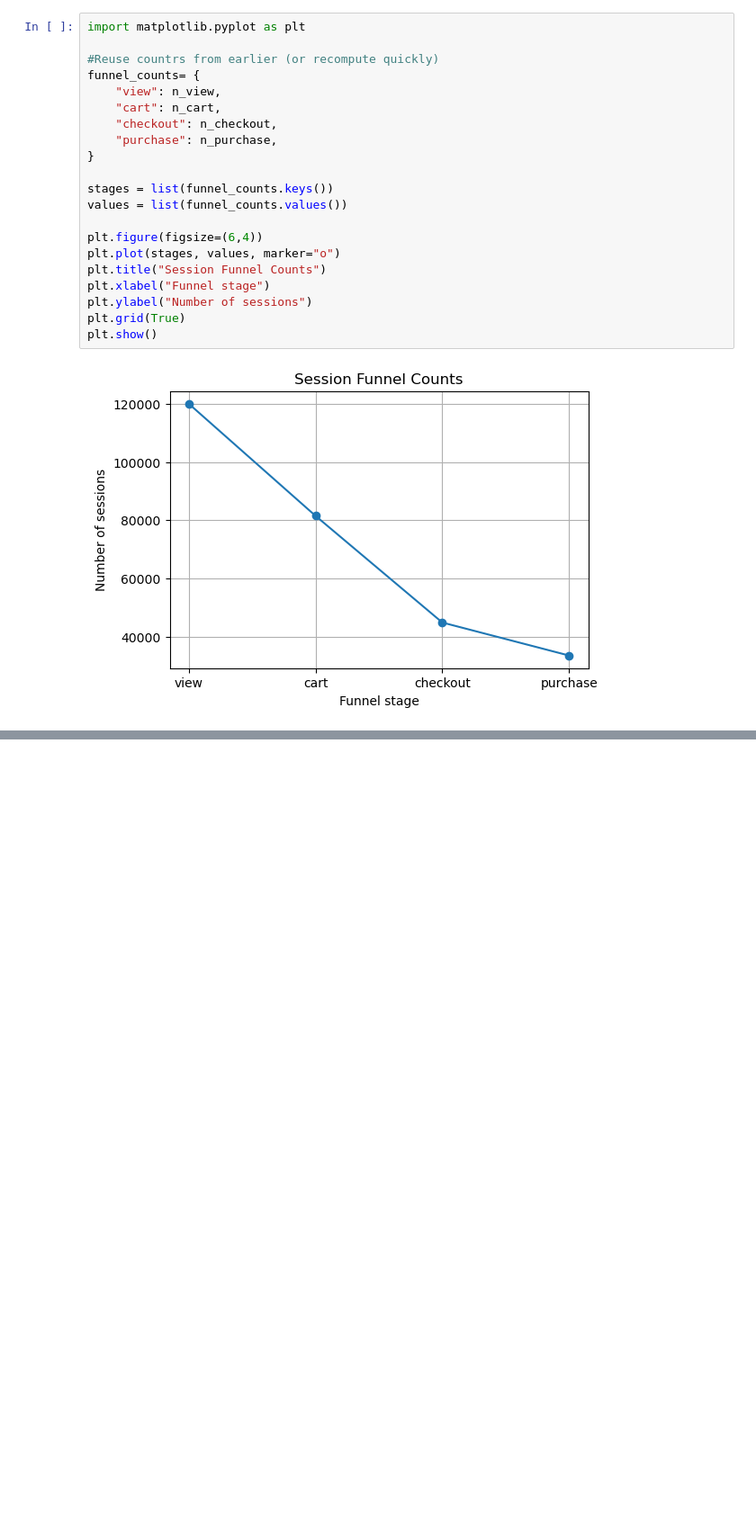
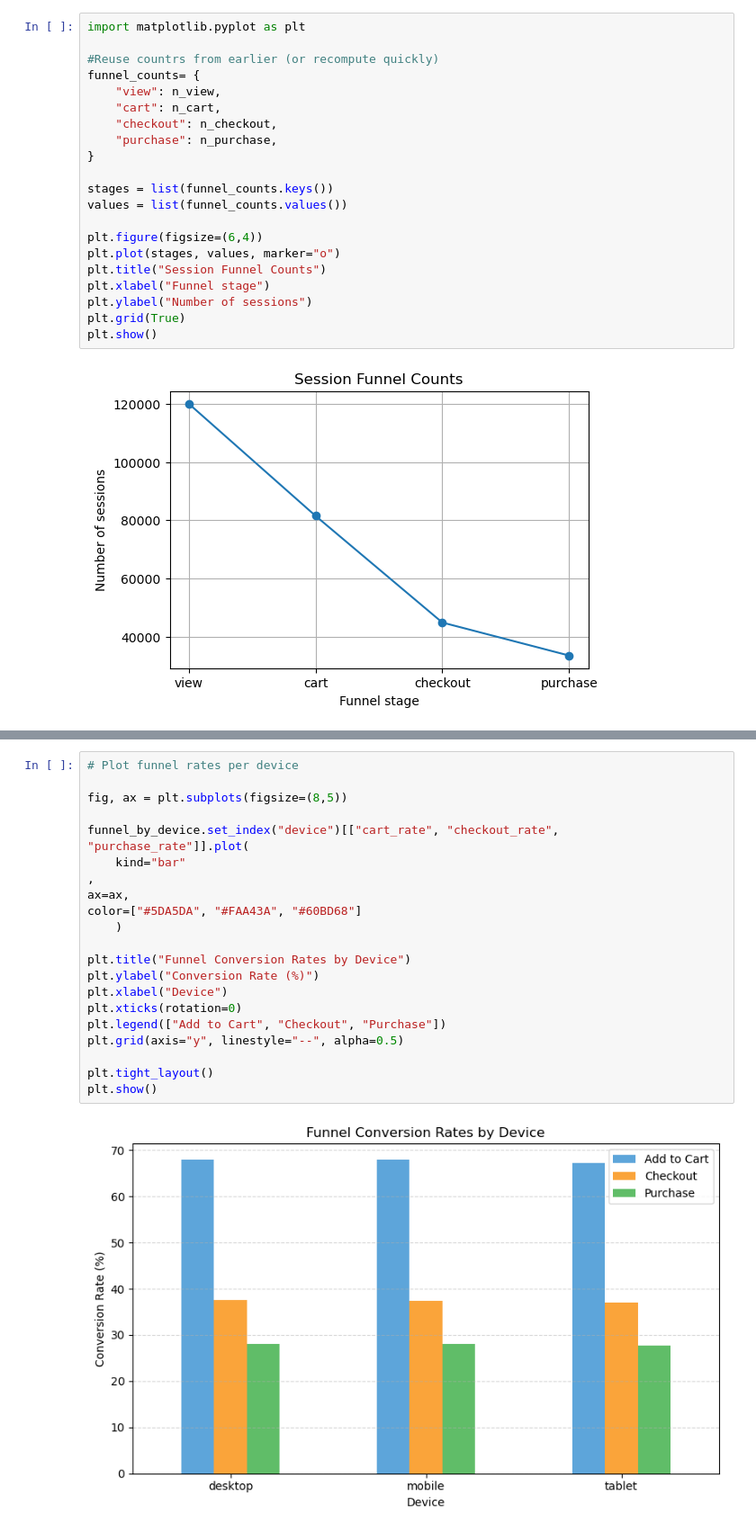
Before and after one commit to lauren-haan-gilbert/customer-behaviour-insight-engine, a Jupyter notebook: notebooks/03_behaviour_funnels.ipynb, the cells around one changed output, grey strips where cells are left out. Shown: that part at 90% size. Drawn from its saved outputs; the diff is of its cells as text; blank space fills up the shorter version.

Commit message:
Add futher diagrams and summary to Notebook 3

```diff
--- a/notebooks/03_behaviour_funnels.ipynb
+++ b/notebooks/03_behaviour_funnels.ipynb
@@ -277,0 +288,23 @@ plt.show()
+# %%
+# Plot funnel rates per device
+
+fig, ax = plt.subplots(figsize=(8,5))
+
+funnel_by_device.set_index("device")[["cart_rate", "checkout_rate", "purchase_rate"]].plot(
+    kind="bar"
+,
+ax=ax,
+color=["#5DA5DA", "#FAA43A", "#60BD68"]
+    )
+
+plt.title("Funnel Conversion Rates by Device")
+plt.ylabel("Conversion Rate (%)")
+plt.xlabel("Device")
+plt.xticks(rotation=0)
+plt.legend(["Add to Cart", "Checkout", "Purchase"])
+plt.grid(axis="y", linestyle="--", alpha=0.5)
+
+plt.tight_layout()
+plt.show()
+# %% [output]
+[figure, added]
```
Also changed, not shown: parts of 7 cells of this notebook.
